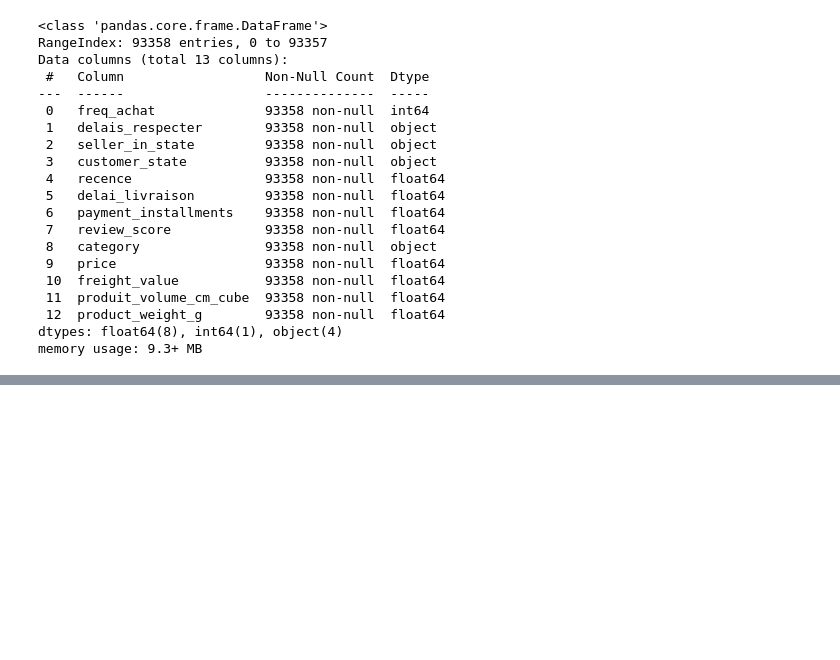
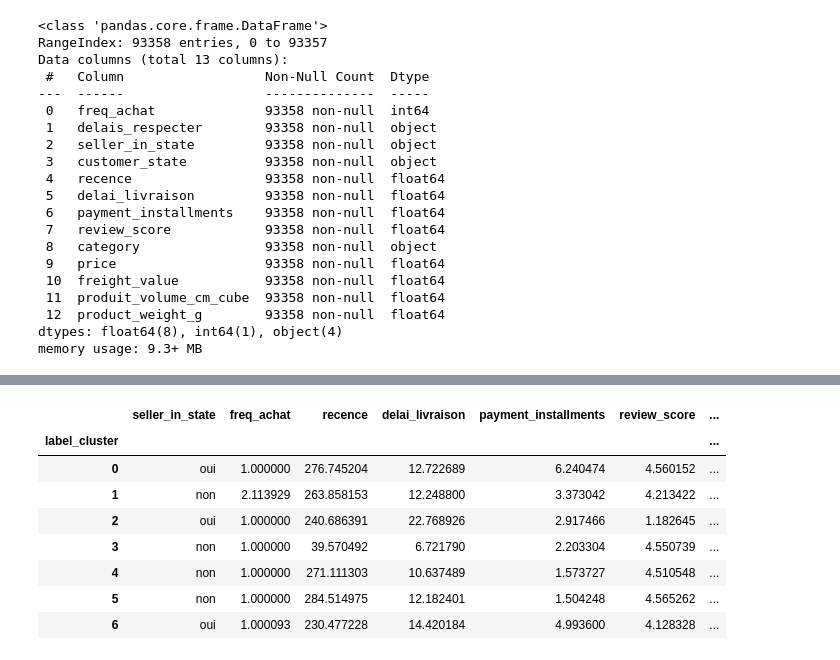
Before and after one commit to Adelinekh/olist_nonsupervise, a Jupyter notebook: modelisation_data.ipynb, the cells around one changed output, grey strips where cells are left out. Drawn from its saved outputs; the diff is of its cells as text; code cells hidden in the pictures; blank space fills up the shorter version.

```diff
--- a/modelisation_data.ipynb
+++ b/modelisation_data.ipynb
@@ -49,0 +228,12 @@ cat_cols
+# %%
+df_expli
+# %% [output]
+|  | seller_in_state | freq_achat | recence | delai_livraison | payment_installments | review_score | ... |
+| label_cluster |  |  |  |  |  |  | ... |
+| 0 | oui | 1.000000 | 276.745204 | 12.722689 | 6.240474 | 4.560152 | ... |
+| 1 | non | 2.113929 | 263.858153 | 12.248800 | 3.373042 | 4.213422 | ... |
+| 2 | oui | 1.000000 | 240.686391 | 22.768926 | 2.917466 | 1.182645 | ... |
+| 3 | non | 1.000000 | 39.570492 | 6.721790 | 2.203304 | 4.550739 | ... |
+| 4 | non | 1.000000 | 271.111303 | 10.637489 | 1.573727 | 4.510548 | ... |
+| 5 | non | 1.000000 | 284.514975 | 12.182401 | 1.504248 | 4.565262 | ... |
+| 6 | oui | 1.000093 | 230.477228 | 14.420184 | 4.993600 | 4.128328 | ... |
```
Also changed, not shown: parts of 18 cells of this notebook, 1 other file.
